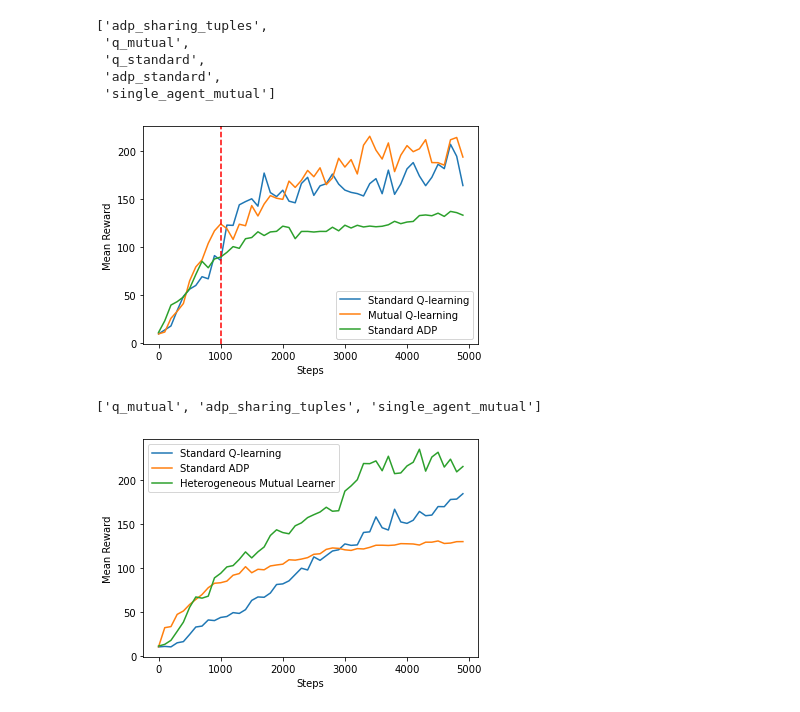
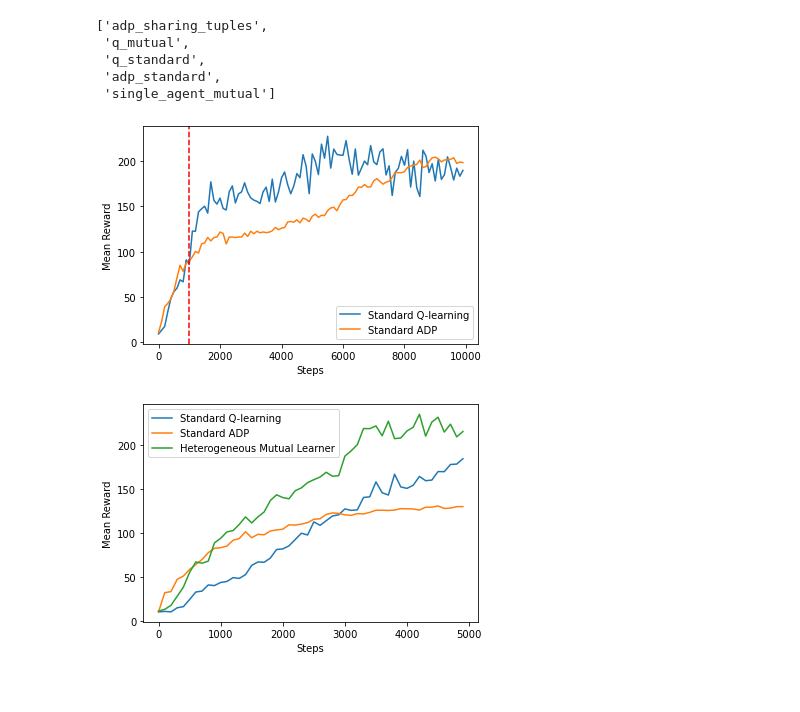
Before and after one commit to csreid/heterogeneous-mutual, a Jupyter notebook: figs.ipynb, the cells around one changed output. Saved outputs shown, nothing was run; the diff lists cells and outputs as text; code cells hidden in the pictures.

```diff
--- a/figs.ipynb
+++ b/figs.ipynb
@@ -22,28 +22,23 @@ data_notarget['names']
  'adp_standard',
  'single_agent_mutual']
 # %%
-xticks = np.arange(50) * 100
-mutual_q_mean = np.mean(data_notarget['results'], axis=0).T[1][:50]
-std_q_mean = np.mean(data_notarget['results'], axis=0).T[2][:50]
-std_adp_mean = np.mean(data_notarget['results'], axis=0).T[3][:50]
+xticks = np.arange(100) * 100
+mutual_q_mean = np.mean(data_notarget['results'], axis=0).T[1]
+std_q_mean = np.mean(data_notarget['results'], axis=0).T[2]
+std_adp_mean = np.mean(data_notarget['results'], axis=0).T[3]
 plt.plot(xticks, std_q_mean, label='Standard Q-learning')
-plt.plot(xticks, mutual_q_mean, label='Mutual Q-learning')
+#plt.plot(xticks, mutual_q_mean, label='Mutual Q-learning')
 plt.plot(xticks, std_adp_mean, label='Standard ADP')
 plt.axvline(1000, color='r', ls='--')
 
 plt.xlabel('Steps')
 plt.ylabel('Mean Reward')
 
 plt.legend()
 
 plt.savefig('./figs/standards.png')
 # %% [output]
-[figure, old version]
+[figure, new version]
-# %%
-data_mut = pickle.load(open('./results/1607601814.6805024_test.pickle', 'rb'))
-111data_mut['names']
-# %% [output]
-['q_mutual', 'adp_sharing_tuples', 'single_agent_mutual']
 # %%
 xticks = np.arange(50) * 100
 
```
Also changed, not shown: 2 other files.
